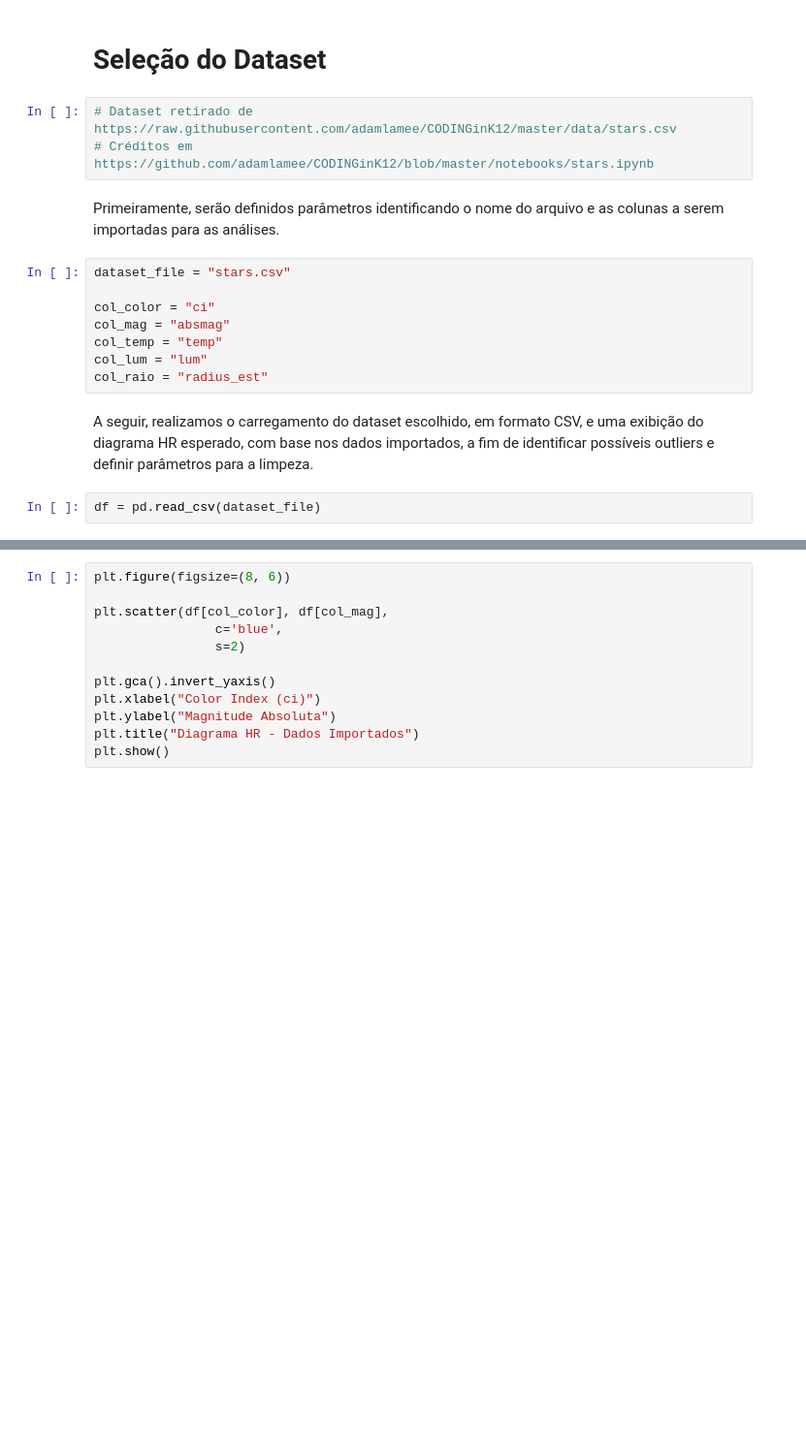
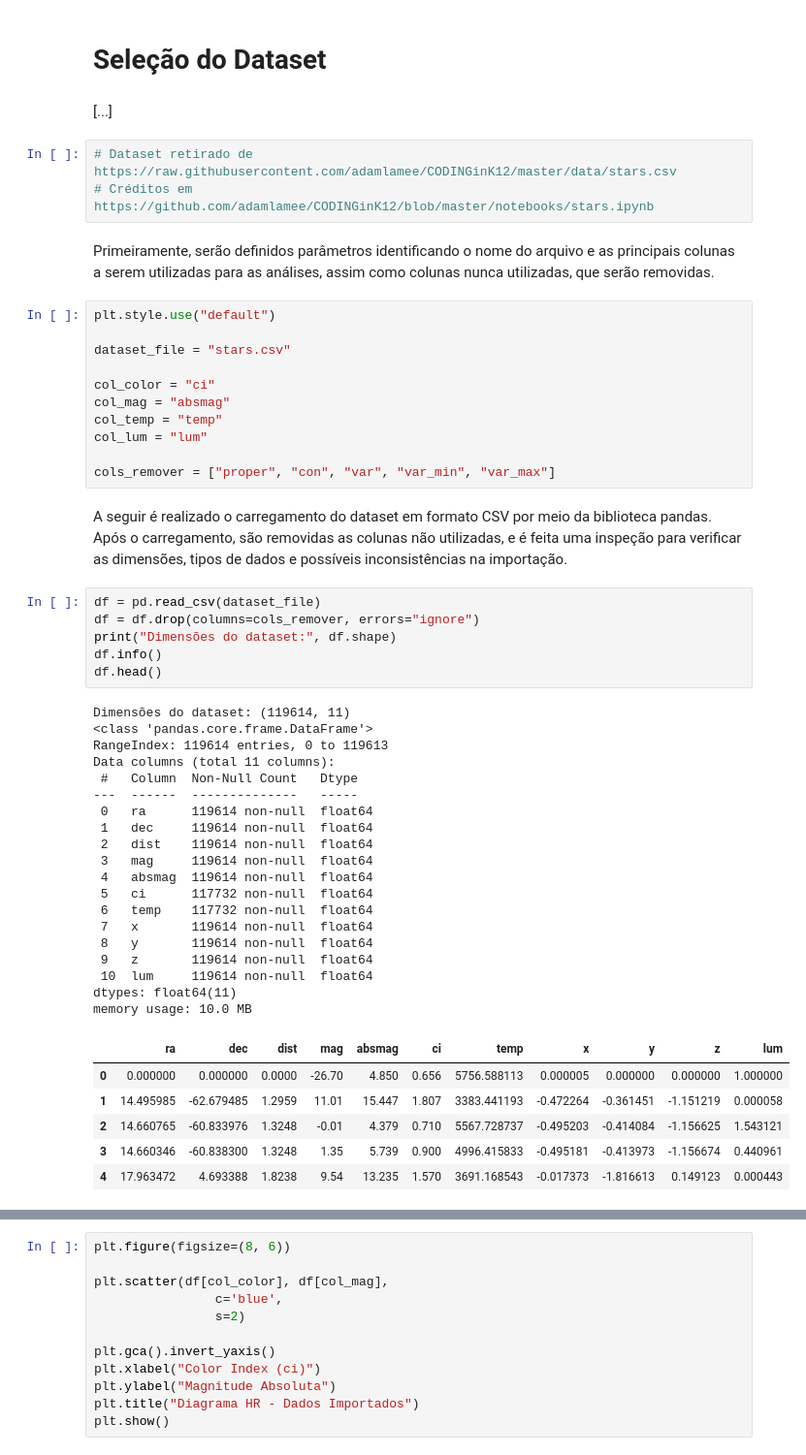
Before and after one commit to marceloavlopes/Diagrama-HR-e-Clustering, a Jupyter notebook: Diagrama-HR-Clustering.ipynb, the cells around one changed output, grey strips where cells are left out. Shown at 97% size. Cells and saved outputs as stored; diff of their text form; blank space fills up the shorter version.

```diff
--- a/Diagrama-HR-Clustering.ipynb
+++ b/Diagrama-HR-Clustering.ipynb
@@ -27,19 +62,54 @@ DataTransformerRegistry.enable('default')
 # %% [markdown]
 # Seleção do Dataset
+# %% [markdown]
+[...]
 # %%
 # Dataset retirado de https://raw.githubusercontent.com/adamlamee/CODINGinK12/master/data/stars.csv
 # Créditos em https://github.com/adamlamee/CODINGinK12/blob/master/notebooks/stars.ipynb
 # %% [markdown]
-Primeiramente, serão definidos parâmetros identificando o nome do arquivo e as colunas a serem importadas para as análises.
+Primeiramente, serão definidos parâmetros identificando o nome do arquivo e as principais colunas a serem utilizadas para as análises, assim como colunas nunca utilizadas, que serão removidas.
 # %%
+plt.style.use("default")
+
 dataset_file = "stars.csv"
 
 col_color = "ci"
 col_mag = "absmag"
 col_temp = "temp"
 col_lum = "lum"
-col_raio = "radius_est"
+
+cols_remover = ["proper", "con", "var", "var_min", "var_max"]
 # %% [markdown]
-A seguir, realizamos o carregamento do dataset escolhido, em formato CSV, e uma exibição do diagrama HR esperado, com base nos dados importados, a fim de identificar possíveis outliers e definir parâmetros para a limpeza.
+A seguir é realizado o carregamento do dataset em formato CSV por meio da biblioteca pandas. Após o carregamento, são removidas as colunas não utilizadas, e é feita uma inspeção para verificar as dimensões, tipos de dados e possíveis inconsistências na importação.
 # %%
 df = pd.read_csv(dataset_file)
+df = df.drop(columns=cols_remover, errors="ignore")
+print("Dimensões do dataset:", df.shape)
+df.info()
+df.head()
+# %% [output]
+Dimensões do dataset: (119614, 11)
+<class 'pandas.core.frame.DataFrame'>
+RangeIndex: 119614 entries, 0 to 119613
+Data columns (total 11 columns):
+ #   Column  Non-Null Count   Dtype
+---  ------  --------------   -----
+ 0   ra      119614 non-null  float64
+ 1   dec     119614 non-null  float64
+ 2   dist    119614 non-null  float64
+ 3   mag     119614 non-null  float64
+ 4   absmag  119614 non-null  float64
+ 5   ci      117732 non-null  float64
+ 6   temp    117732 non-null  float64
+ 7   x       119614 non-null  float64
+ 8   y       119614 non-null  float64
+ 9   z       119614 non-null  float64
+ 10  lum     119614 non-null  float64
+dtypes: float64(11)
+memory usage: 10.0 MB
+|  | ra | dec | dist | mag | absmag | ci | temp | x | y | z | lum |
+| 0 | 0.000000 | 0.000000 | 0.0000 | -26.70 | 4.850 | 0.656 | 5756.588113 | 0.000005 | 0.000000 | 0.000000 | 1.000000 |
+| 1 | 14.495985 | -62.679485 | 1.2959 | 11.01 | 15.447 | 1.807 | 3383.441193 | -0.472264 | -0.361451 | -1.151219 | 0.000058 |
+| 2 | 14.660765 | -60.833976 | 1.3248 | -0.01 | 4.379 | 0.710 | 5567.728737 | -0.495203 | -0.414084 | -1.156625 | 1.543121 |
+| 3 | 14.660346 | -60.838300 | 1.3248 | 1.35 | 5.739 | 0.900 | 4996.415833 | -0.495181 | -0.413973 | -1.156674 | 0.440961 |
+| 4 | 17.963472 | 4.693388 | 1.8238 | 9.54 | 13.235 | 1.570 | 3691.168543 | -0.017373 | -1.816613 | 0.149123 | 0.000443 |
```
Also changed, not shown: parts of 24 cells of this notebook.
